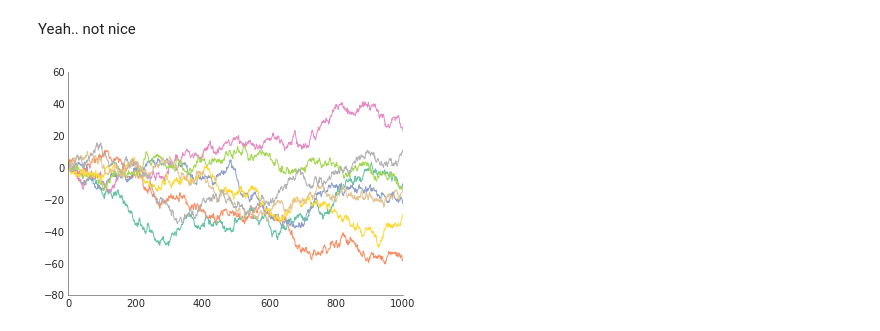
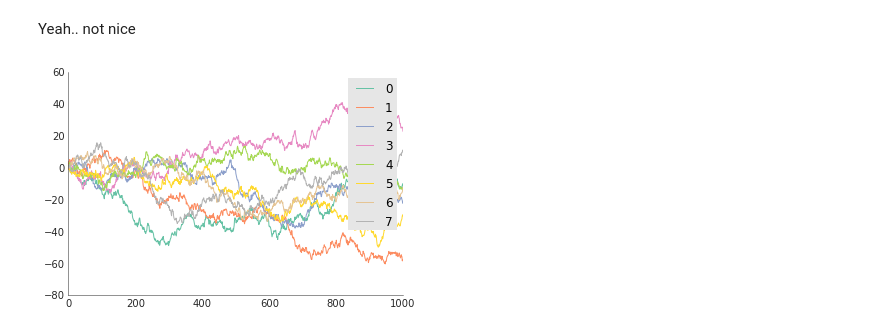
Before and after one commit to olgabot/prettyplotlib, a Jupyter notebook: examples/plot.ipynb, the cells around one changed output. Saved outputs shown, nothing was run; the diff lists cells and outputs as text; code cells hidden in the pictures.

```diff
--- a/examples/plot.ipynb
+++ b/examples/plot.ipynb
@@ -12,7 +12,9 @@ fig, ax = mpl_plt.subplots(1)
 # Show the whole color range
 for i in range(8):
     y = np.random.normal(size=1000).cumsum()
-    ax.plot(y)
+    ax.plot(y, label=str(i))
+
+ax.legend()
 
 ax.set_title('prettyplotlib `plot` example\nshowing default matplotlib `plot`')
 fig.savefig('plot_matplotlib_default.png')
@@ -24,26 +26,28 @@ Yeah.. not nice
 # %%
 import prettyplotlib as ppl
 
 # prettyplotlib imports
 from prettyplotlib import plt
 from prettyplotlib import mpl
 from prettyplotlib import brewer2mpl
 
 # Set the random seed for consistency
 np.random.seed(12)
 
 fig, ax = plt.subplots(1)
 
 # Show the whole color range
 for i in range(8):
     y = np.random.normal(size=1000).cumsum()
     x = np.arange(1000)
 
     # For now, you need to specify both x and y :(
     # Still figuring out how to specify just one
-    ppl.plot(ax, x, y)
+    ppl.plot(ax, x, y, label=str(i))
+
+ppl.legend(ax)
 
 fig.savefig('plot_prettyplotlib_default.png')
 fig.savefig('plot_prettyplotlib_default.pdf')
 # %% [output]
-[figure, old version]
+[figure, new version]
```
Also changed, not shown: parts of 3 cells of this notebook, 9 other files.
